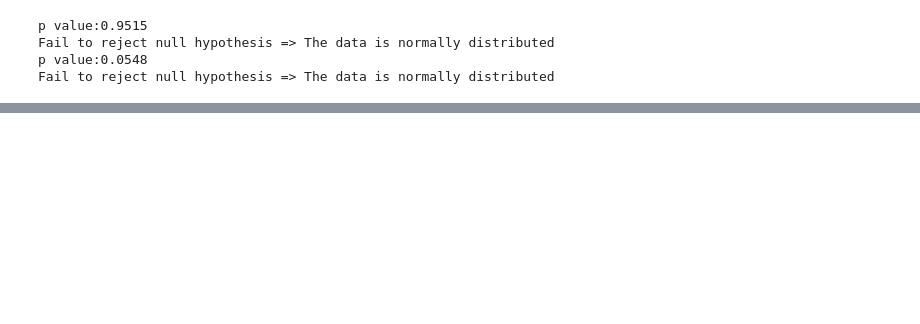
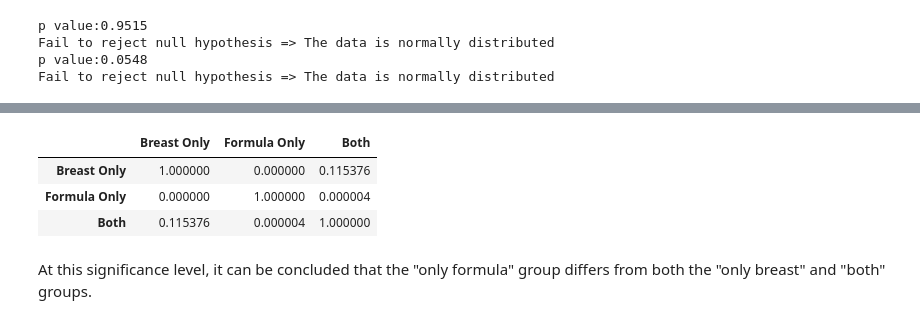
Before and after one commit to Dahamey/Hypothesis-Testing, a Jupyter notebook: Python/Parametric Test Vs Non-Parametric Test/Parametric Test Vs Non-Parametric Test.ipynb, the cells around one changed output, grey strips where cells are left out. Cells and saved outputs as stored; diff of their text form; code cells hidden in the pictures; blank space fills up the shorter version.

```diff
--- a/Python/Parametric Test Vs Non-Parametric Test/Parametric Test Vs Non-Parametric Test.ipynb
+++ b/Python/Parametric Test Vs Non-Parametric Test/Parametric Test Vs Non-Parametric Test.ipynb
@@ -152,0 +397,4 @@ Fail to reject null hypothesis => The data is normally distributed
+# %%
+breast_only = np.array([783.2, 720.1, 990.3, 725.4, 759.2, 905.6, 662.5, 691.4, 765.2, 718.6, 631.9, 732.8, 716.3, 808.9, 585.7, 682.3, 863.5])
+formula_only = np.array([900.1, 880.3, 938.4, 965.1, 958.7, 1060.2, 1047.8, 978.9, 894.1, 921.5, 1073.6, 953.4, 798.2, 858.7, 872.4, 1045.9, 918.2, 1161.8, 995.3])
+both = np.array( [975.3, 658.1, 862.5, 708.9, 719.2, 718.4, 760.7, 893.1, 868.9, 806.3, 764.2, 802.7, 791.4, 874.5, 741.2, 797.8, 789.1, 794.3, 822.1, 820.3, 928.4, 793.5, 949.6])
@@ -152,0 +451,19 @@ Fail to reject null hypothesis => The data is normally distributed
+# %%
+import scikit_posthocs as sp
+
+df_posthoc = sp.posthoc_ttest([breast_only, formula_only, both],
+                             equal_var = True,   # Homoscedasticity verified!
+                             p_adjust = "bonferroni")
+
+groups = ["Breast Only", "Formula Only", "Both"]
+df_posthoc.columns = groups
+df_posthoc.index = groups
+
+df_posthoc.style.applymap(lambda x: "background-color:red" if x<0.05 else "background-color:white")
+# %% [output]
+|  | Breast Only | Formula Only | Both |
+| Breast Only | 1.000000 | 0.000000 | 0.115376 |
+| Formula Only | 0.000000 | 1.000000 | 0.000004 |
+| Both | 0.115376 | 0.000004 | 1.000000 |
+# %% [markdown]
+At this significance level, it can be concluded that the "only formula" group differs from both the "only breast" and "both" groups.
```
Also changed, not shown: parts of 69 cells of this notebook, 10 other files.
